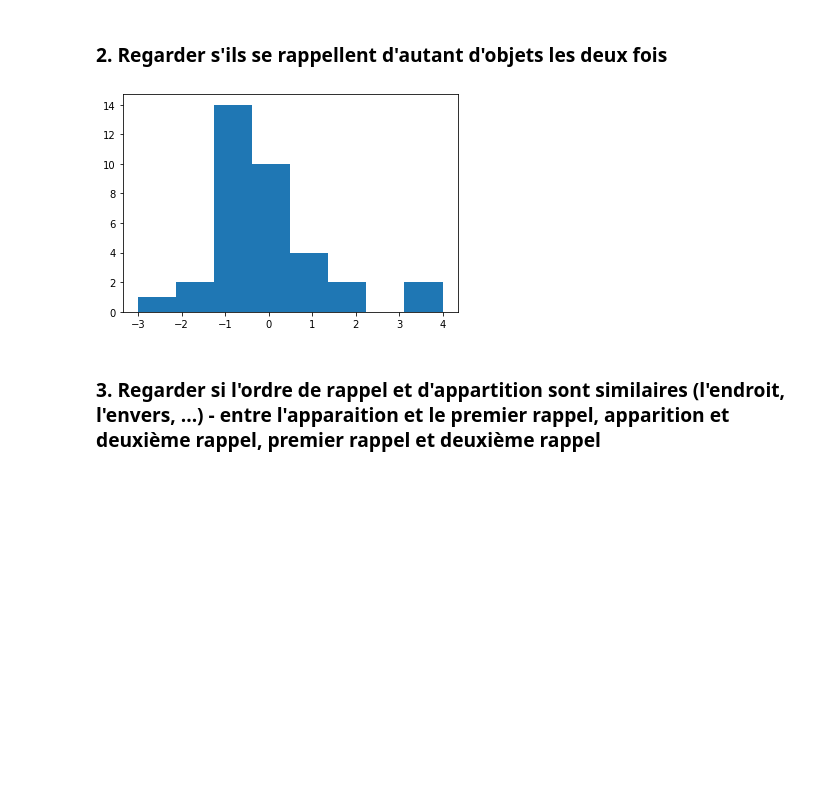
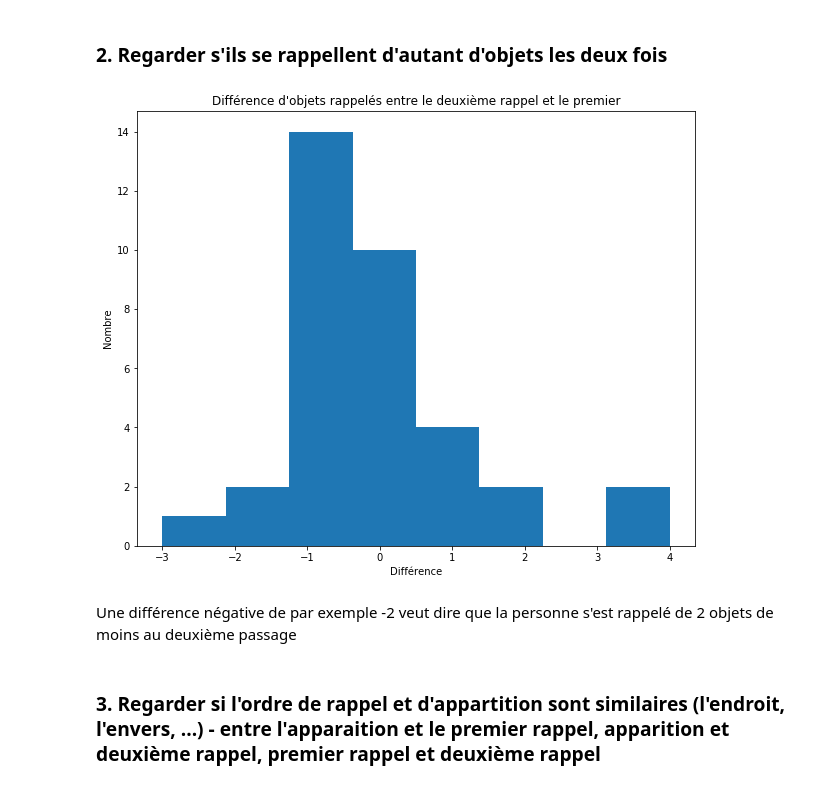
Before and after one commit to Gorzen/SHS-Project, a Jupyter notebook: Analyse.ipynb, the cells around one changed output. Saved outputs shown, nothing was run; the diff lists cells and outputs as text; code cells hidden in the pictures; blank space fills up the shorter version.

```diff
--- a/Analyse.ipynb
+++ b/Analyse.ipynb
@@ -71,31 +76,36 @@ plt.show()
 # %%
 gen = results.T.iterrows()
 
 next(gen)
 next(gen)
 
 scores = []
 
 for i, row in gen:
     first = row.iloc[1:]
     second = next(gen)[1].iloc[1:]
 
     first = len(first[~first.isnull()])
     second = len(second[~second.isnull()])
 
     if second-first==-9:
         print(i)
 
     scores.append(second - first)
 
     # Skip apparition
     next(gen, None)
 
-
+plt.figure(figsize=(10,8))
 plt.hist(scores, bins=np.max(scores)-np.min(scores)+1)
+plt.title("Différence d'objets rappelés entre le deuxième rappel et le premier")
+plt.xlabel("Différence")
+plt.ylabel("Nombre")
 plt.show()
 # %% [output]
-[figure, old version]
+[figure, new version]
+# %% [markdown]
+Une différence négative de par exemple -2 veut dire que la personne s'est rappelé de 2 objets de moins au deuxième passage
 # %% [markdown]
 ### 3. Regarder si l'ordre de rappel et d'appartition sont similaires (l'endroit, l'envers, ...) - entre l'apparaition et le premier rappel, apparition et deuxième rappel, premier rappel et deuxième rappel
 # %%
```
Also changed, not shown: parts of 14 cells of this notebook.
